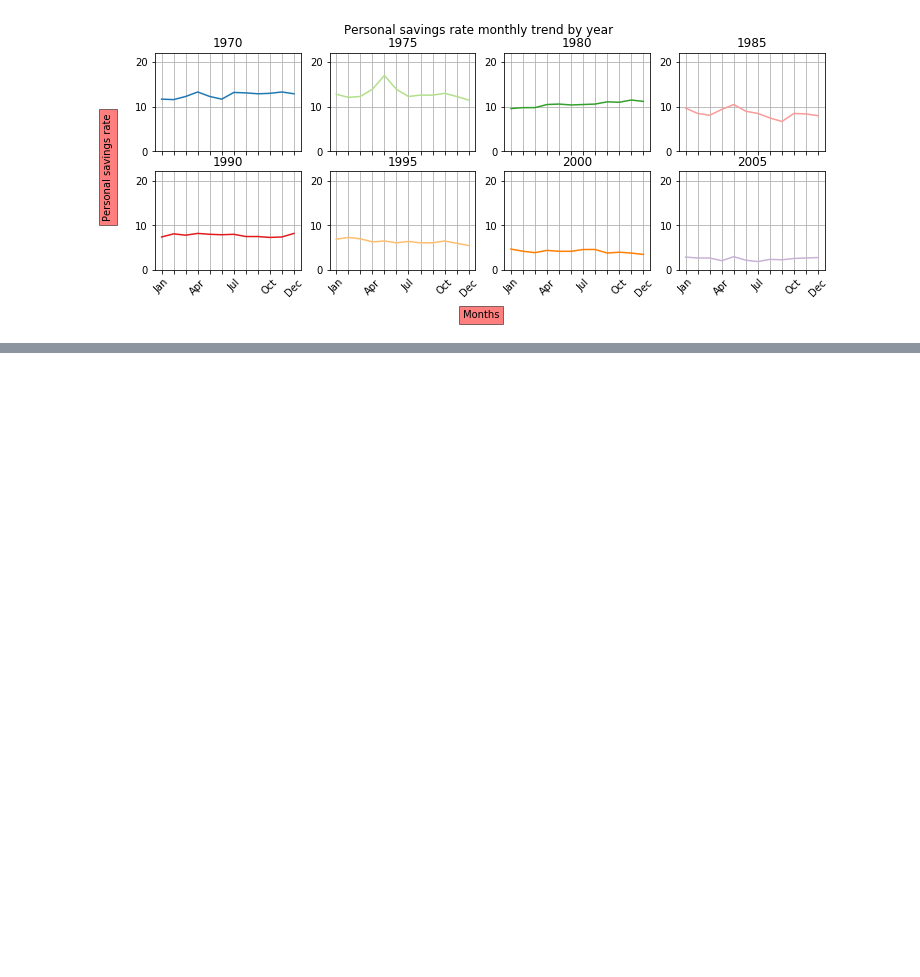
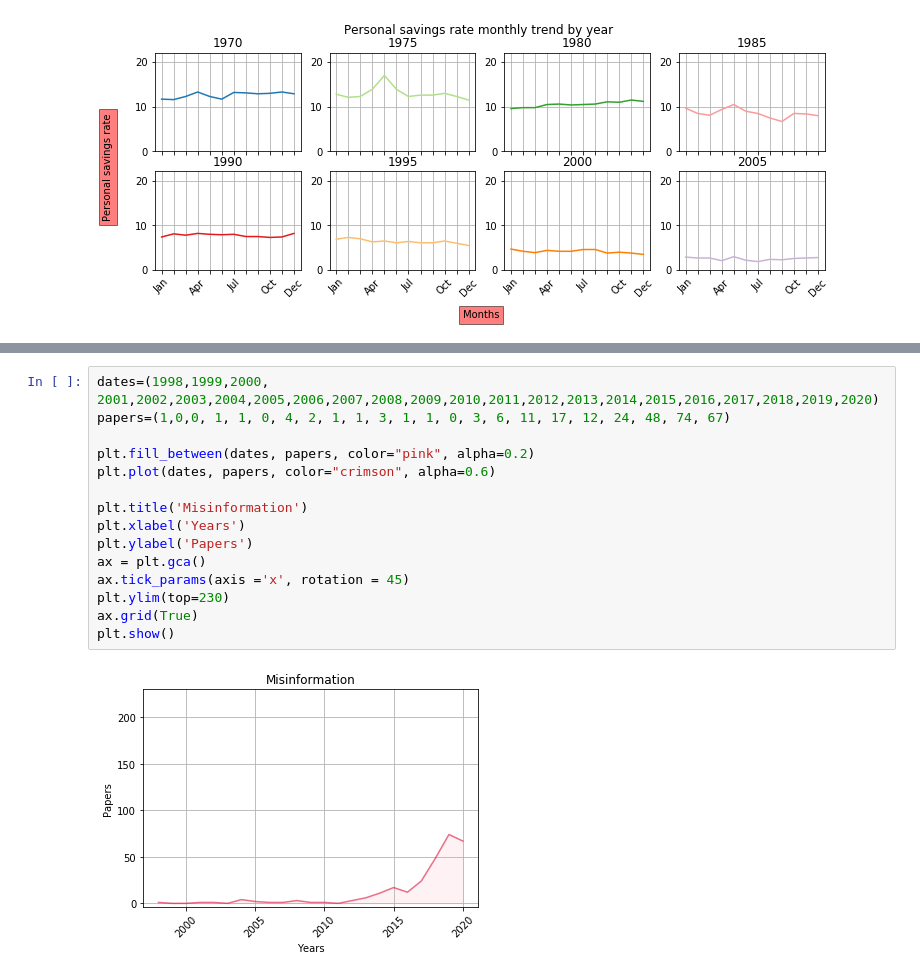
Before and after one commit to giaruffo/dataviz, a Jupyter notebook: notebooks/03.basiccharts.ipynb, the cells around one changed output, grey strips where cells are left out. Drawn from its saved outputs; the diff is of its cells as text; blank space fills up the shorter version.

```diff
--- a/notebooks/03.basiccharts.ipynb
+++ b/notebooks/03.basiccharts.ipynb
@@ -202,0 +260,17 @@ plt.show()
+# %%
+dates=(1998,1999,2000, 2001,2002,2003,2004,2005,2006,2007,2008,2009,2010,2011,2012,2013,2014,2015,2016,2017,2018,2019,2020)
+papers=(1,0,0, 1, 1, 0, 4, 2, 1, 1, 3, 1, 1, 0, 3, 6, 11, 17, 12, 24, 48, 74, 67)
+
+plt.fill_between(dates, papers, color="pink", alpha=0.2)
+plt.plot(dates, papers, color="crimson", alpha=0.6)
+
+plt.title('Misinformation')
+plt.xlabel('Years')
+plt.ylabel('Papers')
+ax = plt.gca()
+ax.tick_params(axis ='x', rotation = 45)
+plt.ylim(top=230)
+ax.grid(True)
+plt.show()
+# %% [output]
+[figure, added]
```
Also changed, not shown: parts of 5 cells of this notebook, 2 other files.
